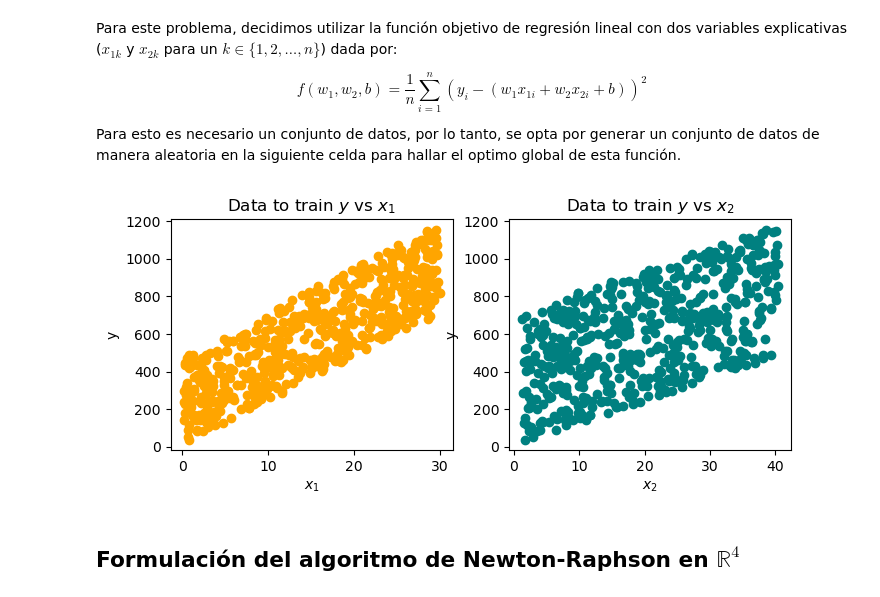
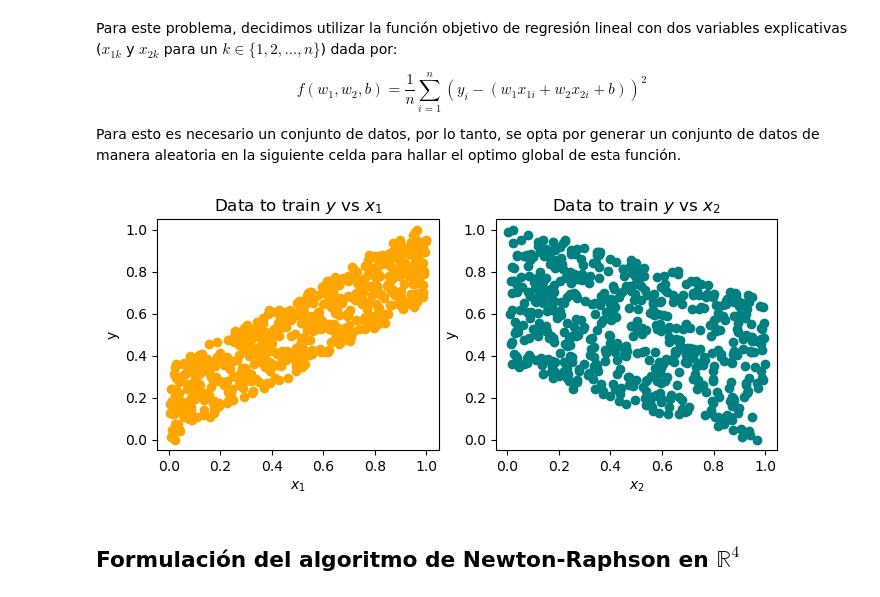
Before and after one commit to j4vierb/mos-labs, a Jupyter notebook: labs/lab3/entrega_lab3.ipynb, the cells around one changed output. Saved outputs shown, nothing was run; the diff lists cells and outputs as text; code cells hidden in the pictures.

```diff
--- a/labs/lab3/entrega_lab3.ipynb
+++ b/labs/lab3/entrega_lab3.ipynb
@@ -398,23 +399,27 @@ import pandas as pd
 
 np.random.seed(42)
 n = 580
-x1 = np.random.uniform(0, 30, n)
-x2 = np.random.uniform(1, 40.5, n)
-y = 23.4 * x1 + 12 * x2 + np.random.normal(0, 1.4, n)
 
-df = pd.DataFrame({'x1': x1, 'x2': x2, 'y': y})
+x1 = np.random.uniform(0, 1, n)
+x2 = np.random.uniform(0, 1, n)
+b = np.random.uniform(0, 1, n)
+
+y = 23.45 * x1 - 12.23 * x2 + b
+y_trans = (y - np.min(y))/(np.max(y) - np.min(y))
+
+df = pd.DataFrame({'x1': x1, 'x2': x2, 'y': y_trans})
 # %%
 fig, axis = plt.subplots(1,2, figsize=(8,3))
 
 axis[0].set(title='Data to train $y$ vs $x_1$', xlabel='$x_1$', ylabel='y')
 axis[1].set(title='Data to train $y$ vs $x_2$', xlabel='$x_2$', ylabel='y')
 
-axis[0].scatter(x1, y, color='orange')
-axis[1].scatter(x2, y, color='teal')
+axis[0].scatter(x1, y_trans, color='orange')
+axis[1].scatter(x2, y_trans, color='teal')
 
 plt.show()
 # %% [output]
-[figure, old version]
+[figure, new version]
 # %% [markdown]
 ## Formulación del algoritmo de Newton-Raphson en $\mathbb{R}^4$
 # %% [markdown]
```
Also changed, not shown: parts of 10 cells of this notebook.
